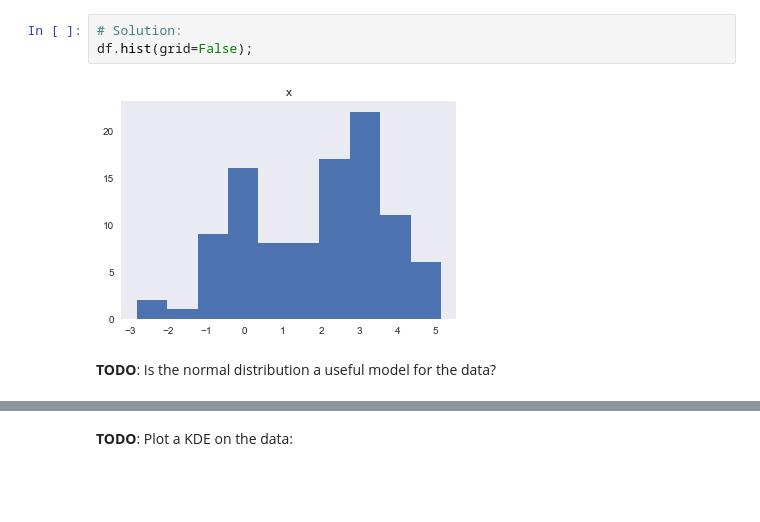
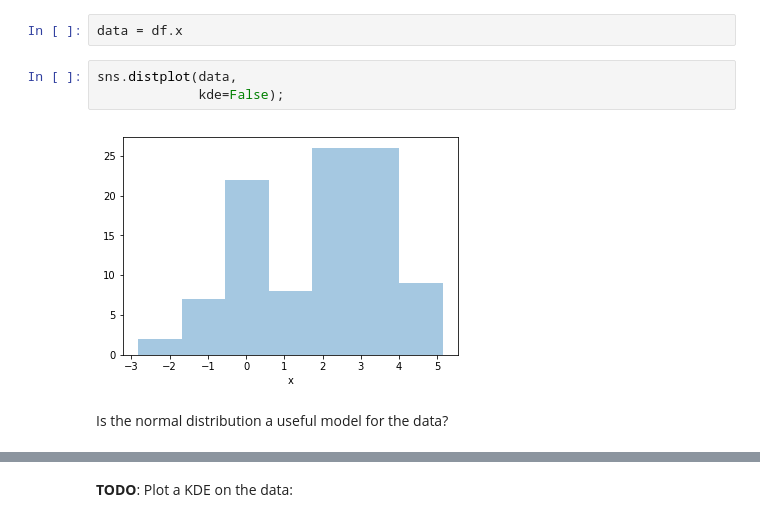
Before and after one commit to brianspiering/gaussian_mixture_models, a Jupyter notebook: demo_gmm_em.ipynb, the cells around one changed output, grey strips where cells are left out. Saved outputs shown, nothing was run; the diff lists cells and outputs as text; blank space fills up the shorter version.

```diff
--- a/demo_gmm_em.ipynb
+++ b/demo_gmm_em.ipynb
@@ -22,7 +23,9 @@ __TODO__: Plot distribution
-# %%
-# Solution:
-df.hist(grid=False);
-# %% [output]
-[figure, removed]
+# %%
+data = df.x
+# %%
+sns.distplot(data,
+             kde=False);
+# %% [output]
+[figure, added]
 # %% [markdown]
-__TODO__: Is the normal distribution a useful model for the data?
+Is the normal distribution a useful model for the data?
```
Also changed, not shown: parts of 26 cells of this notebook, 3 other files.
